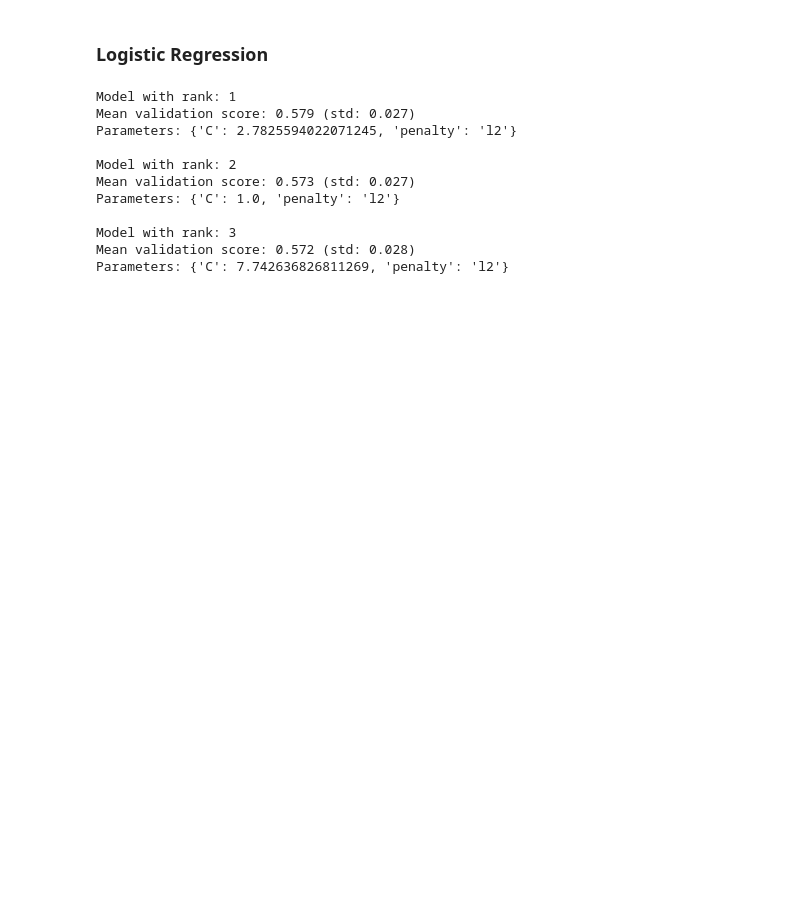
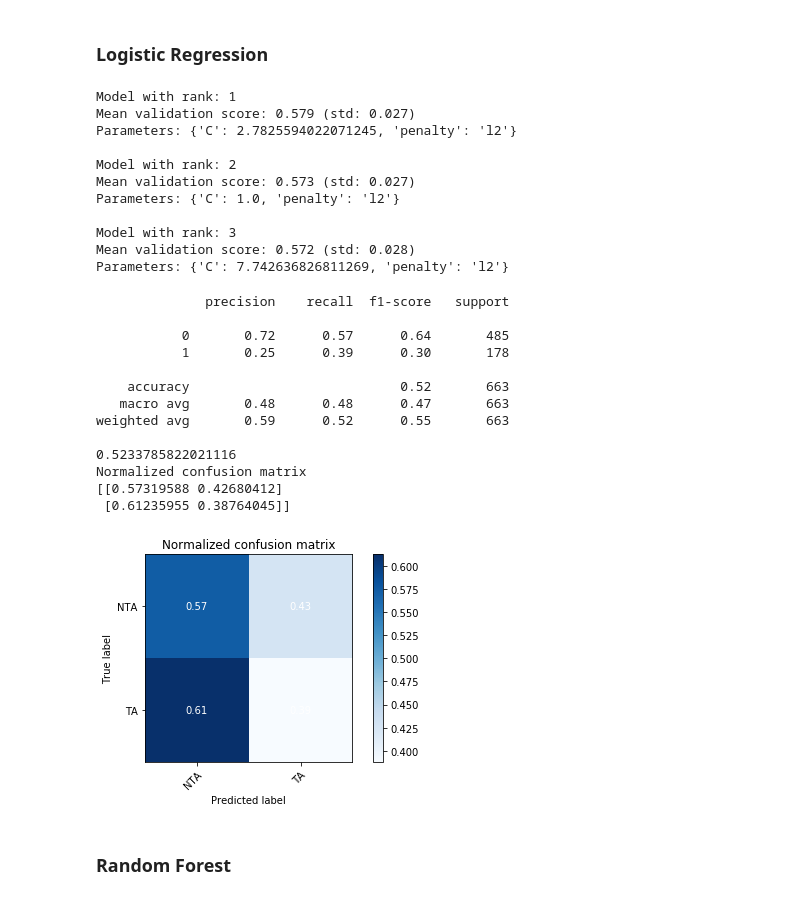
Before and after one commit to h-parker/AITA_classifier, a Jupyter notebook: modeling.ipynb, the cells around one changed output. Drawn from its saved outputs; the diff is of its cells as text; code cells hidden in the pictures; blank space fills up the shorter version.

```diff
--- a/modeling.ipynb
+++ b/modeling.ipynb
@@ -343,7 +389,7 @@ param_grid = {'penalty': ['l1', 'l2'],
              'C': np.logspace(0, 4, 10)}
 # %%
 # run grid search
-grid_search = GridSearchCV(lr_clf, param_grid=param_grid, cv=5, iid=False)
+grid_search = GridSearchCV(LogisticRegression(), param_grid=param_grid, cv=5, iid=False)
 grid_search.fit(X_train_scaled_smoted, y_train_smoted)
 report(grid_search.cv_results_)
 # %% [output]
@@ -358,3 +404,28 @@ Parameters: {'C': 1.0, 'penalty': 'l2'}
 Model with rank: 3
 Mean validation score: 0.572 (std: 0.028)
 Parameters: {'C': 7.742636826811269, 'penalty': 'l2'}
+# %%
+lr_clf = LogisticRegression(C=2.78, penalty='l2')
+lr_clf.fit(X_train_scaled_smoted, y_train_smoted)
+y_pred = lr_clf.predict(X_test_scaled)
+print(classification_report(y_test, y_pred))
+print(accuracy_score(y_test, y_pred))
+eval_helpers.plot_confusion_matrix(y_test, y_pred, ['NTA', 'TA'], normalize=True)
+plt.show()
+# %% [output]
+              precision    recall  f1-score   support
+
+           0       0.72      0.57      0.64       485
+           1       0.25      0.39      0.30       178
+
+    accuracy                           0.52       663
+   macro avg       0.48      0.48      0.47       663
+weighted avg       0.59      0.52      0.55       663
+
+0.5233785822021116
+Normalized confusion matrix
+[[0.57319588 0.42680412]
+ [0.61235955 0.38764045]]
+[figure, added]
+# %% [markdown]
+### Random Forest
```
Also changed, not shown: parts of 12 cells of this notebook, 1 other file.
